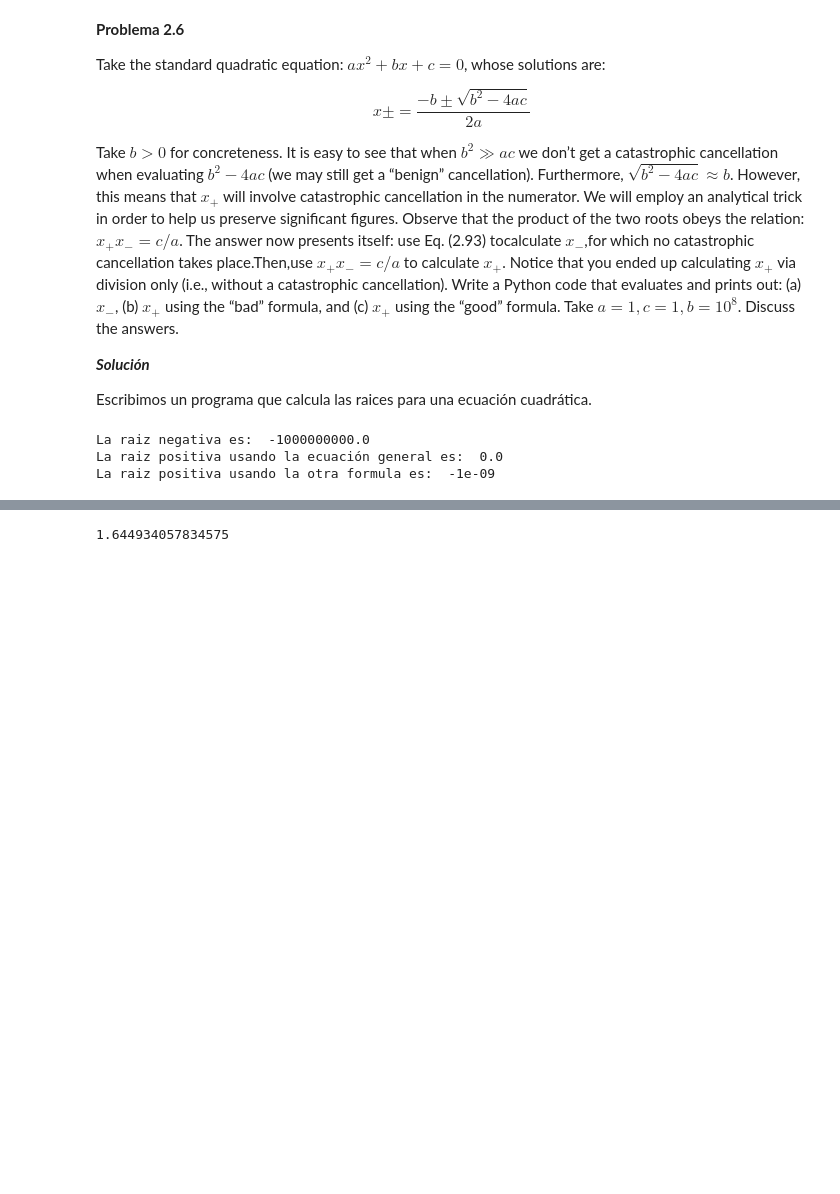
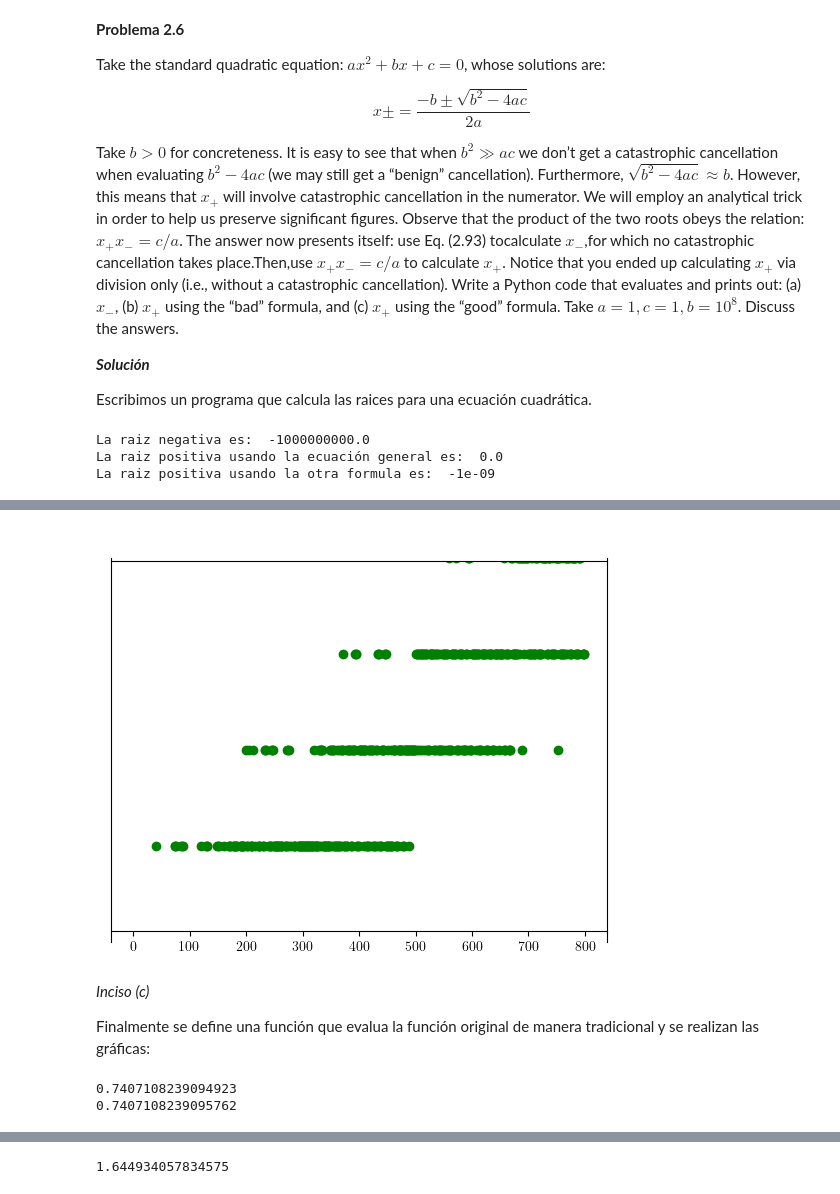
Before and after one commit to Fersv04/Fernanda-MN-2024, a Jupyter notebook: ProblemasCapitulo2.ipynb, the cells around one changed output, grey strips where cells are left out. Cells and saved outputs as stored; diff of their text form; code cells hidden in the pictures; blank space fills up the shorter version.

```diff
--- a/ProblemasCapitulo2.ipynb
+++ b/ProblemasCapitulo2.ipynb
@@ -142,0 +184,20 @@ print (sx)
+# %%
+x=range(0,800)
+plt.ylim(0.7407108239095312,0.7407108239095295)
+plt.plot(x,[s(2.400+2**(-52)*i) for i in x],('go'))
+plt.show()
+# %% [output]
+[figure, added]
+# %% [markdown]
+*Inciso (c)*
+
+Finalmente se define una función que evalua la función original de manera tradicional y se realizan las gráficas:
+# %%
+def p(x):
+    return (4*x**(4)-59*x**(3)+324*x**(2)-751*x+622)/(x**(4)-14*x**(3)+72*x**(2)-151*x+112)
+
+print(p(2.400+2**(-52)))
+print(p(2.400+2**(-52)*800))
+# %% [output]
+0.7407108239094923
+0.7407108239095762
```
Also changed, not shown: parts of 71 cells of this notebook.
